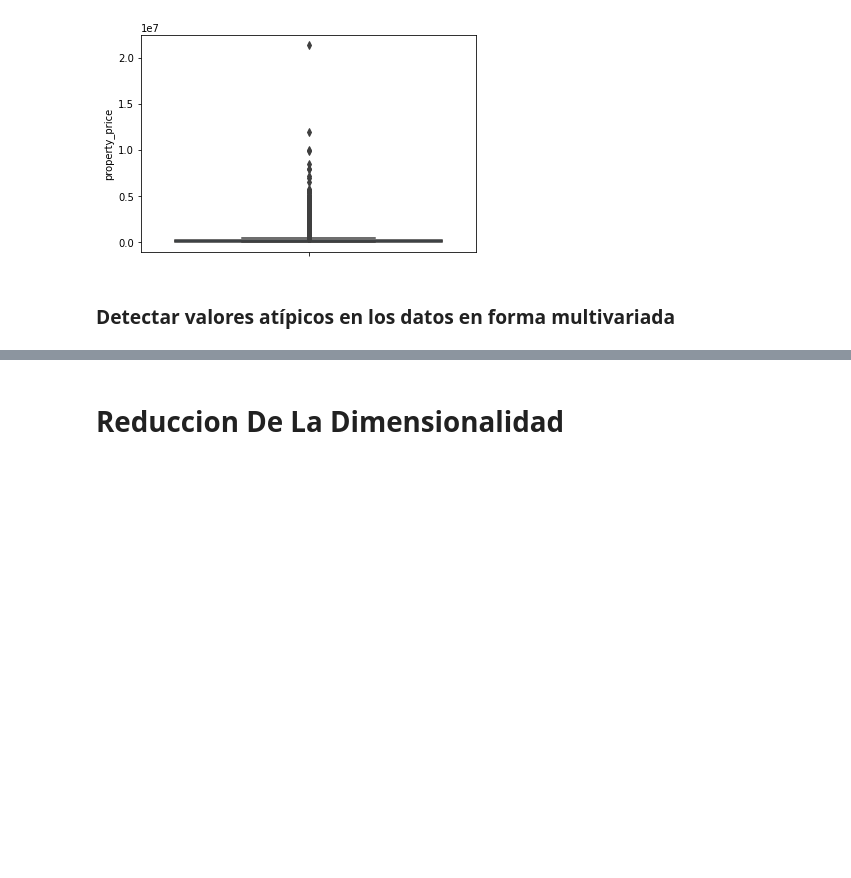
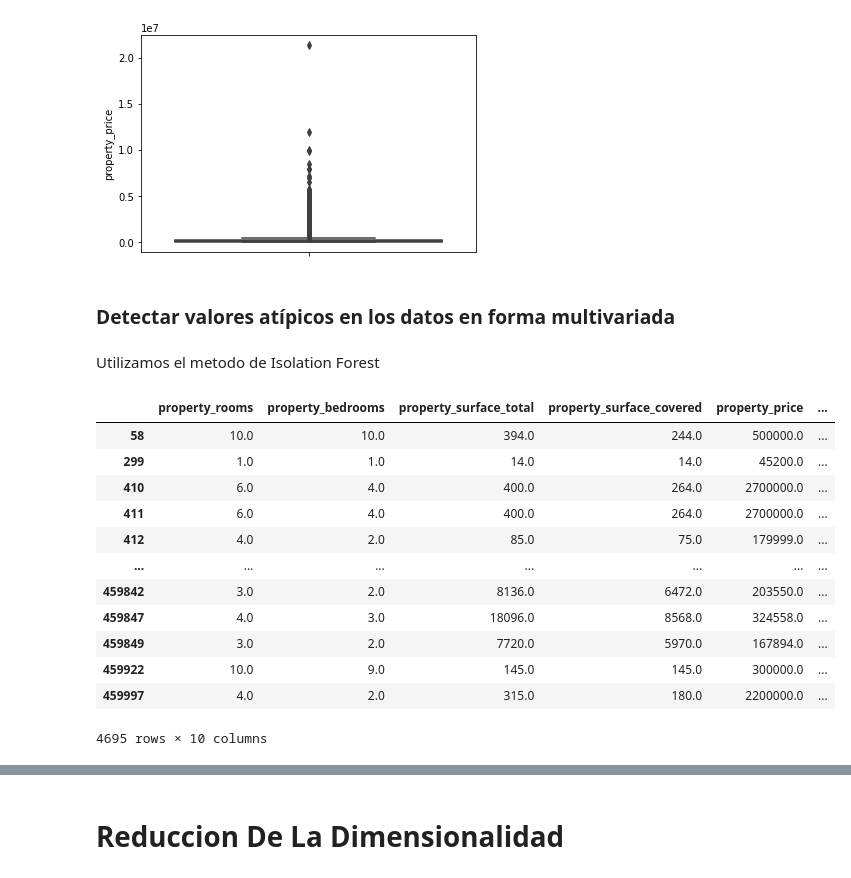
Before and after one commit to Fanusaez/7506R-2C2022-GRUPO13, a Jupyter notebook: 7506R_TP1_GRUPO13_ENTREGA.ipynb, the cells around one changed output, grey strips where cells are left out. Cells and saved outputs as stored; diff of their text form; code cells hidden in the pictures; blank space fills up the shorter version.

```diff
--- a/7506R_TP1_GRUPO13_ENTREGA.ipynb
+++ b/7506R_TP1_GRUPO13_ENTREGA.ipynb
@@ -637,3 +637,5 @@ sns.boxplot(y=ds_atipicos.property_price)
 [figure]
 # %% [markdown]
 ### Detectar valores atípicos en los datos en forma multivariada
+# %% [markdown]
+Utilizamos el metodo de Isolation Forest
@@ -639,0 +652,21 @@ sns.boxplot(y=ds_atipicos.property_price)
+# %%
+#Almaceno scores y etiquetas
+ds_forest['scores']=iforest.decision_function(ds_forest)
+ds_forest['outlier_label']=pred
+
+#Observaciones anómalas
+ds_forest[ds_forest.outlier_label==-1]
+# %% [output]
+|  | property_rooms | property_bedrooms | property_surface_total | property_surface_covered | property_price | ... |
+| 58 | 10.0 | 10.0 | 394.0 | 244.0 | 500000.0 | ... |
+| 299 | 1.0 | 1.0 | 14.0 | 14.0 | 45200.0 | ... |
+| 410 | 6.0 | 4.0 | 400.0 | 264.0 | 2700000.0 | ... |
+| 411 | 6.0 | 4.0 | 400.0 | 264.0 | 2700000.0 | ... |
+| 412 | 4.0 | 2.0 | 85.0 | 75.0 | 179999.0 | ... |
+| ... | ... | ... | ... | ... | ... | ... |
+| 459842 | 3.0 | 2.0 | 8136.0 | 6472.0 | 203550.0 | ... |
+| 459847 | 4.0 | 3.0 | 18096.0 | 8568.0 | 324558.0 | ... |
+| 459849 | 3.0 | 2.0 | 7720.0 | 5970.0 | 167894.0 | ... |
+| 459922 | 10.0 | 9.0 | 145.0 | 145.0 | 300000.0 | ... |
+| 459997 | 4.0 | 2.0 | 315.0 | 180.0 | 2200000.0 | ... |
+4695 rows × 10 columns
```
Also changed, not shown: parts of 21 cells of this notebook.
